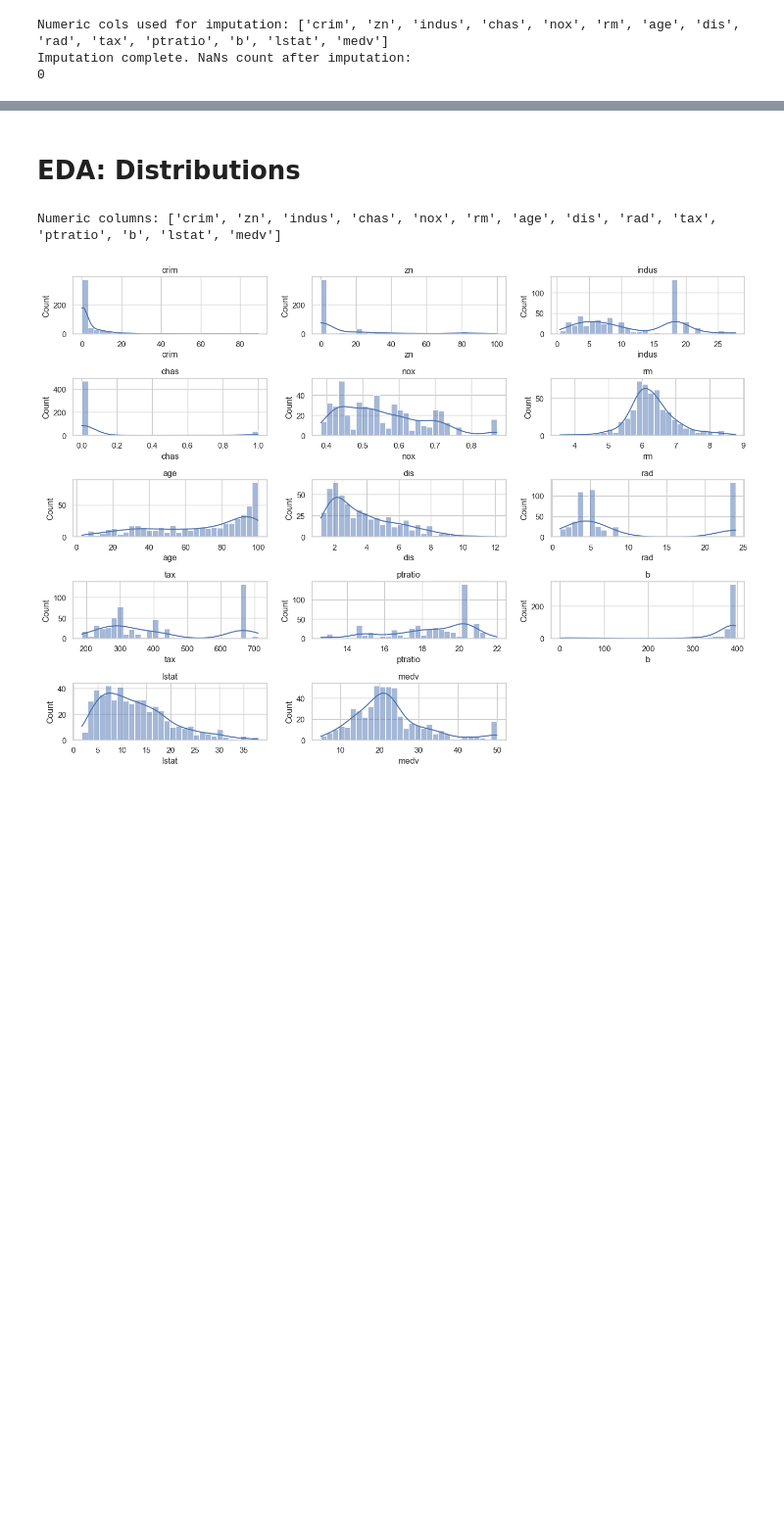
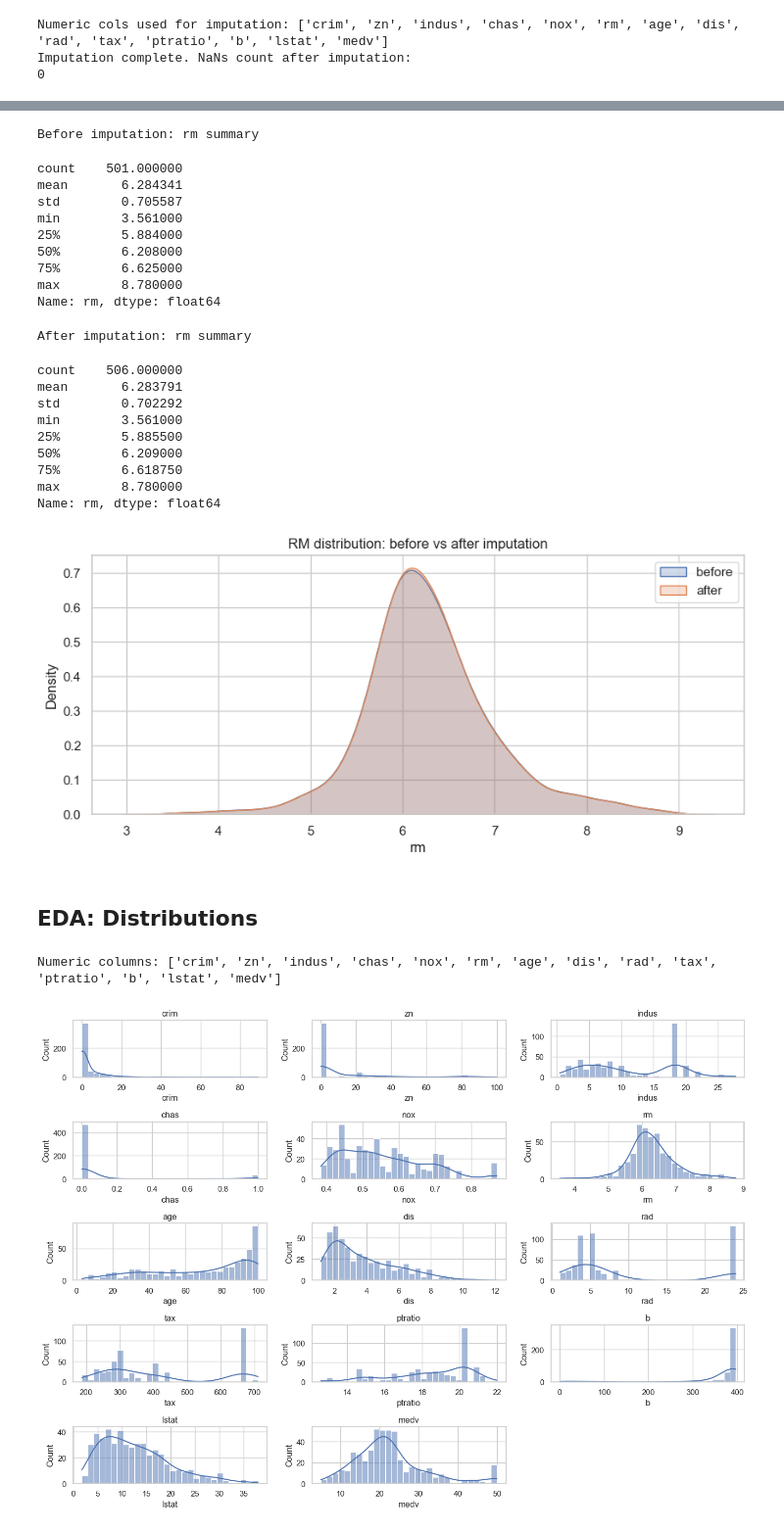
Before and after one commit to mk251-stack/INDE-577-Final-Project, a Jupyter notebook: src/supervised/Linear Regression/Linear_Regression.ipynb, the cells around one changed output, grey strips where cells are left out. Shown at 98% size. Saved outputs shown, nothing was run; the diff lists cells and outputs as text; code cells hidden in the pictures; blank space fills up the shorter version.

```diff
--- a/src/supervised/Linear Regression/Linear_Regression.ipynb
+++ b/src/supervised/Linear Regression/Linear_Regression.ipynb
@@ -135,5 +197,7 @@ else:
 # %%
 # Step 4 — KNN Imputation for missing values (if present)
+# Save a snapshot BEFORE imputation
+df_before_impute = df.copy()
 # Explanation: KNNImputer fills missing values using values from nearest neighbors (in feature space).
 if df.isna().any().any():
     numeric_cols = df.select_dtypes(include=[np.number]).columns.tolist()
@@ -154,7 +234,47 @@ Imputation complete. NaNs count after imputation:
+# %%
+if 'df_before_impute' in globals():
+    print("Before imputation: rm summary")
+    display(df_before_impute['rm'].describe())
+else:
+    print("No snapshot of pre-imputation data available. If needed, rerun imputation but first save df.copy().")
+
+print("\nAfter imputation: rm summary")
+display(df['rm'].describe())
+
+# Visual comparison
+plt.figure(figsize=(10,4))
+if 'df_before_impute' in globals():
+    sns.kdeplot(df_before_impute['rm'].dropna(), label='before', fill=True)
+sns.kdeplot(df['rm'], label='after', fill=True)
+plt.title('RM distribution: before vs after imputation')
+plt.legend()
+plt.show()
+# %% [output]
+Before imputation: rm summary
+count    501.000000
+mean       6.284341
+std        0.705587
+min        3.561000
+25%        5.884000
+50%        6.208000
+75%        6.625000
+max        8.780000
+Name: rm, dtype: float64
+After imputation: rm summary
+count    506.000000
+mean       6.283791
+std        0.702292
+min        3.561000
+25%        5.885500
+50%        6.209000
+75%        6.618750
+max        8.780000
+Name: rm, dtype: float64
+[figure, added]
 # %% [markdown]
 
 
-# EDA: Distributions
+## EDA: Distributions
 # %%
 # Step 5 — EDA: Distributions for numeric variables
 num_cols = df.select_dtypes(include=[np.number]).columns.tolist()
```
Also changed, not shown: parts of 48 cells of this notebook.
